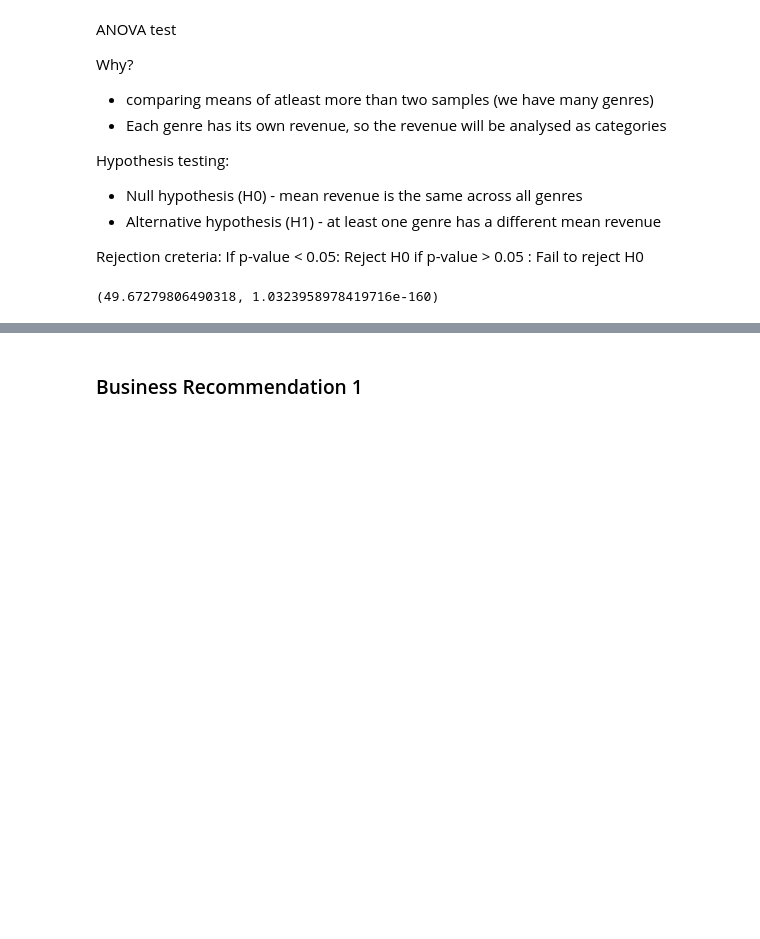
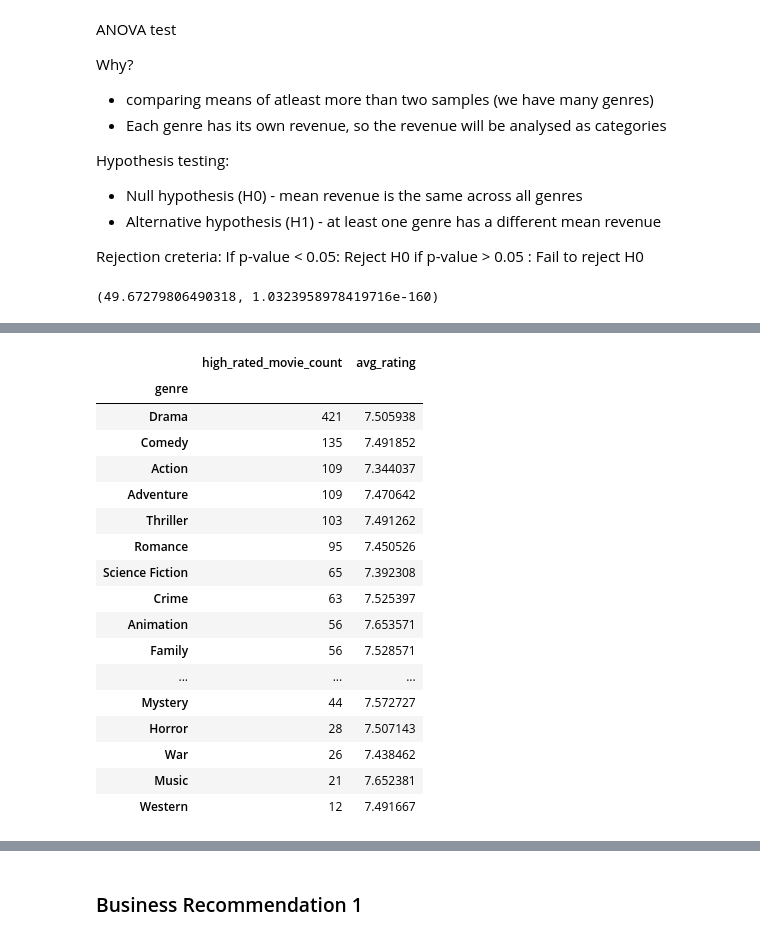
Before and after one commit to raphaelndemo/Movie-Industry-Analysis, a Jupyter notebook: notebooks/final.ipynb, the cells around one changed output, grey strips where cells are left out. Cells and saved outputs as stored; diff of their text form; code cells hidden in the pictures; blank space fills up the shorter version.

```diff
--- a/notebooks/final.ipynb
+++ b/notebooks/final.ipynb
@@ -1080,0 +1293,11 @@ f_stat, p_value
+# %%
+## defining high-ranked movies
+"""
+High-ranked movies are defined as films with an average audience rating of 7.0 or higher.
+This threshold captures movies that are well received by audiences and helps identify genres associated with strong audience approval.
+"""
+# filter movies with strong audience ratings
+high_ranked_movies = audience_genre[audience_genre['vote_average'] >= 7.0]
+
+# check size of the filtered dataset
+high_ranked_movies.info()
@@ -1080,0 +1319,43 @@ f_stat, p_value
+# %%
+## genres associated with high-ranked movies
+"""
+This step counts how often each genre appears among highly rated movies (vote_average ≥ 7.0).
+Genres that appear frequently in this group are more likely to produce films that audiences rate highly.
+"""
+# summarise high-ranked movies by genre
+high_ranked_genres = (
+    high_ranked_movies
+    .groupby('genre')
+    .agg(
+        high_rated_movie_count=('title', 'count'),
+        avg_rating=('vote_average', 'mean')
+    )
+    .sort_values(by='high_rated_movie_count', ascending=False)
+)
+
+"""
+Highly rated movies are not evenly distributed across genres.
+Drama appears most frequently among high-rated films, indicating that it consistently produces well-received content.
+However, genres such as animation, family, adventure, and crime combine both strong audience ratings and meaningful volume, making them particularly attractive for investment.
+These genres are more likely to produce films that audiences rate highly, increasing their likelihood of commercial success.
+"""
+high_ranked_genres
+# %% [output]
+|  | high_rated_movie_count | avg_rating |
+| genre |  |  |
+| Drama | 421 | 7.505938 |
+| Comedy | 135 | 7.491852 |
+| Action | 109 | 7.344037 |
+| Adventure | 109 | 7.470642 |
+| Thriller | 103 | 7.491262 |
+| Romance | 95 | 7.450526 |
+| Science Fiction | 65 | 7.392308 |
+| Crime | 63 | 7.525397 |
+| Animation | 56 | 7.653571 |
+| Family | 56 | 7.528571 |
+| ... | ... | ... |
+| Mystery | 44 | 7.572727 |
+| Horror | 28 | 7.507143 |
+| War | 26 | 7.438462 |
+| Music | 21 | 7.652381 |
+| Western | 12 | 7.491667 |
```
Also changed, not shown: parts of 18 cells of this notebook.
